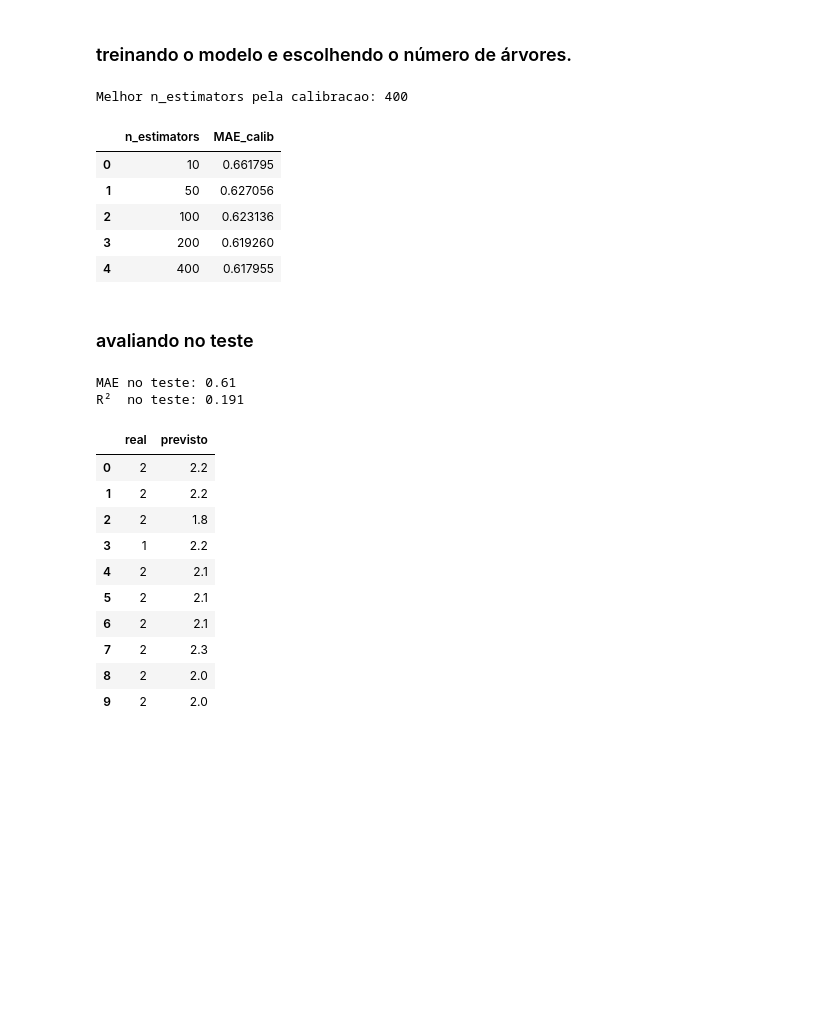
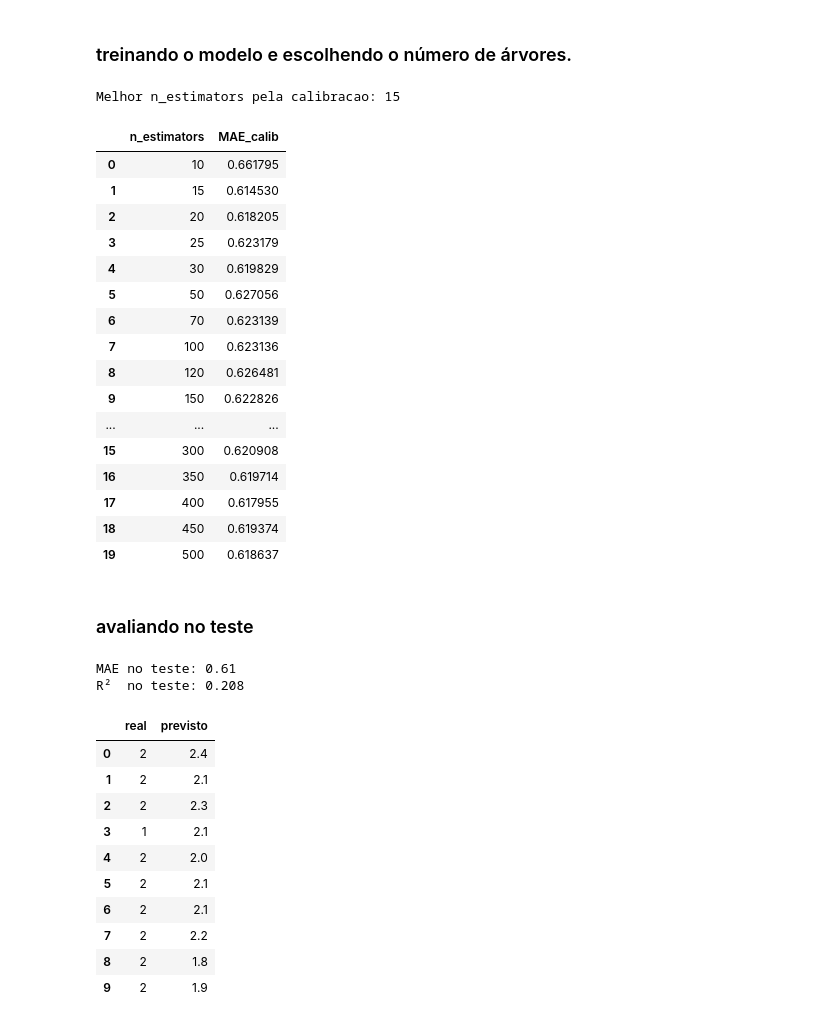
Before and after one commit to bellaviana4-cyber/perspectiva-dado, a Jupyter notebook: codigos_uv_jupyter_notebook/testes de supervisionado/supervisionado-Copy2.ipynb, the cells around one changed output. Drawn from its saved outputs; the diff is of its cells as text; code cells hidden in the pictures; blank space fills up the shorter version.

```diff
--- a/codigos_uv_jupyter_notebook/supervisionado.ipynb
+++ b/codigos_uv_jupyter_notebook/testes de supervisionado/supervisionado-Copy2.ipynb
@@ -366,30 +369,41 @@ teste:      (65, 1313)
 # %% [markdown]
 ### treinando o modelo e escolhendo o número de árvores.
 # %%
-n_estimators_list = [10, 50, 100, 200, 400]
+n_estimators_list = [10, 15, 20, 25, 30, 50, 70, 100, 120, 150, 180, 200, 220, 250, 280, 300, 350, 400, 450, 500]
 resultados_reg = []
 modelos_reg = {}
 
 for n in n_estimators_list:
     modelo = RandomForestRegressor(n_estimators=n, random_state=42, n_jobs=-1)
     modelo.fit(X_treino_r, y_treino_r)
     pred_calib = modelo.predict(X_calib_r)
     mae = mean_absolute_error(y_calib_r, pred_calib)
     resultados_reg.append((n, mae))
     modelos_reg[n] = modelo
 
 df_reg = pd.DataFrame(resultados_reg, columns=["n_estimators", "MAE_calib"])
 melhor_n = int(df_reg.loc[df_reg["MAE_calib"].idxmin(), "n_estimators"])
 print(f"Melhor n_estimators pela calibracao: {melhor_n}")
 df_reg
 # %% [output]
-Melhor n_estimators pela calibracao: 400
+Melhor n_estimators pela calibracao: 15
 |  | n_estimators | MAE_calib |
 | 0 | 10 | 0.661795 |
-| 1 | 50 | 0.627056 |
-| 2 | 100 | 0.623136 |
-| 3 | 200 | 0.619260 |
-| 4 | 400 | 0.617955 |
+| 1 | 15 | 0.614530 |
+| 2 | 20 | 0.618205 |
+| 3 | 25 | 0.623179 |
+| 4 | 30 | 0.619829 |
+| 5 | 50 | 0.627056 |
+| 6 | 70 | 0.623139 |
+| 7 | 100 | 0.623136 |
+| 8 | 120 | 0.626481 |
+| 9 | 150 | 0.622826 |
+| ... | ... | ... |
+| 15 | 300 | 0.620908 |
+| 16 | 350 | 0.619714 |
+| 17 | 400 | 0.617955 |
+| 18 | 450 | 0.619374 |
+| 19 | 500 | 0.618637 |
 # %% [markdown]
 ### avaliando no teste
 # %%
@@ -406,15 +420,15 @@ df_comp = pd.DataFrame({
 df_comp
 # %% [output]
 MAE no teste: 0.61
-R²  no teste: 0.191
+R²  no teste: 0.208
 |  | real | previsto |
-| 0 | 2 | 2.2 |
-| 1 | 2 | 2.2 |
-| 2 | 2 | 1.8 |
-| 3 | 1 | 2.2 |
-| 4 | 2 | 2.1 |
+| 0 | 2 | 2.4 |
+| 1 | 2 | 2.1 |
+| 2 | 2 | 2.3 |
+| 3 | 1 | 2.1 |
+| 4 | 2 | 2.0 |
 | 5 | 2 | 2.1 |
 | 6 | 2 | 2.1 |
-| 7 | 2 | 2.3 |
-| 8 | 2 | 2.0 |
-| 9 | 2 | 2.0 |
+| 7 | 2 | 2.2 |
+| 8 | 2 | 1.8 |
+| 9 | 2 | 1.9 |
```
Also changed, not shown: parts of 6 cells of this notebook, 5 other files.
